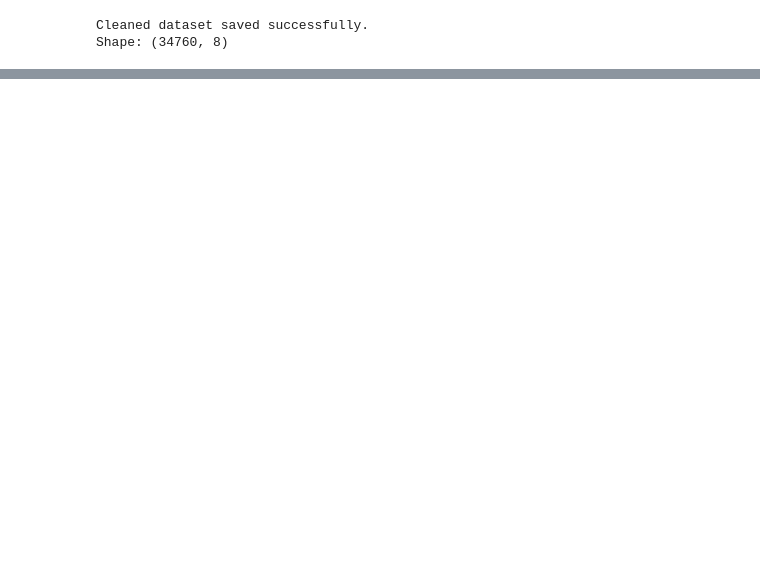
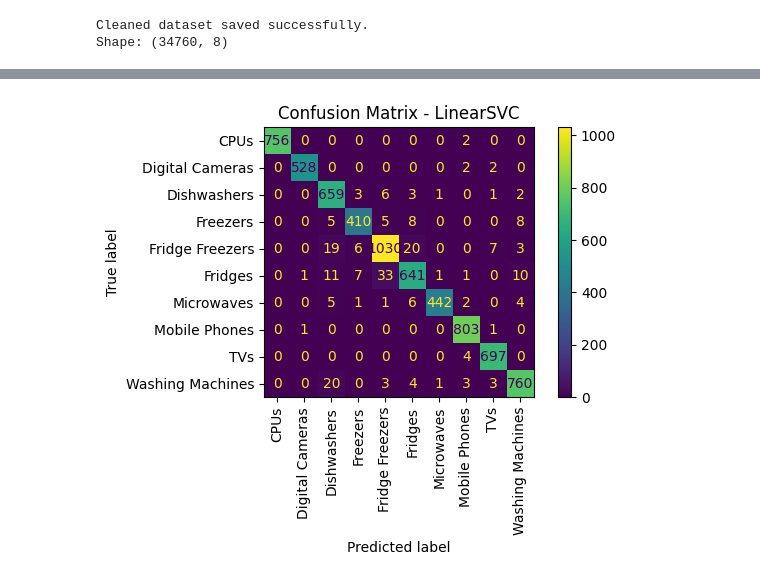
Before and after one commit to Dragan-Al/Product-Category-Prediction, a Jupyter notebook: notebooks/product_category_prediction.ipynb, the cells around one changed output, grey strips where cells are left out. Saved outputs shown, nothing was run; the diff lists cells and outputs as text; code cells hidden in the pictures; blank space fills up the shorter version.

Commit message:
Add model training and evaluation

```diff
--- a/notebooks/product_category_prediction.ipynb
+++ b/notebooks/product_category_prediction.ipynb
@@ -335,0 +430,27 @@ Shape: (34760, 8)
+# %%
+from sklearn.pipeline import Pipeline
+from sklearn.linear_model import LogisticRegression
+from sklearn.svm import LinearSVC
+from sklearn.naive_bayes import MultinomialNB
+from sklearn.ensemble import RandomForestClassifier
+
+models = {
+    "Logistic Regression": LogisticRegression(max_iter=1000),
+    "LinearSVC": LinearSVC(),
+    "Multinomial Naive Bayes": MultinomialNB(),
+    "Random Forest": RandomForestClassifier(
+        n_estimators=100,
+        random_state=42,
+        n_jobs=-1
+    )
+}
+
+pipelines = {}
+
+for name, model in models.items():
+    pipelines[name] = Pipeline([
+        ("preprocessing", preprocessor),
+        ("classifier", model)
+    ])
+
+print("Models created successfully.")
@@ -335,0 +537,17 @@ Shape: (34760, 8)
+# %%
+import matplotlib.pyplot as plt
+from sklearn.metrics import ConfusionMatrixDisplay
+
+linear_svc_pred = pipelines["LinearSVC"].predict(X_test)
+
+ConfusionMatrixDisplay.from_predictions(
+    y_test,
+    linear_svc_pred,
+    xticks_rotation="vertical"
+)
+
+plt.title("Confusion Matrix - LinearSVC")
+plt.tight_layout()
+plt.show()
+# %% [output]
+[figure, added]
```
Also changed, not shown: parts of 18 cells of this notebook, 1 other file.
